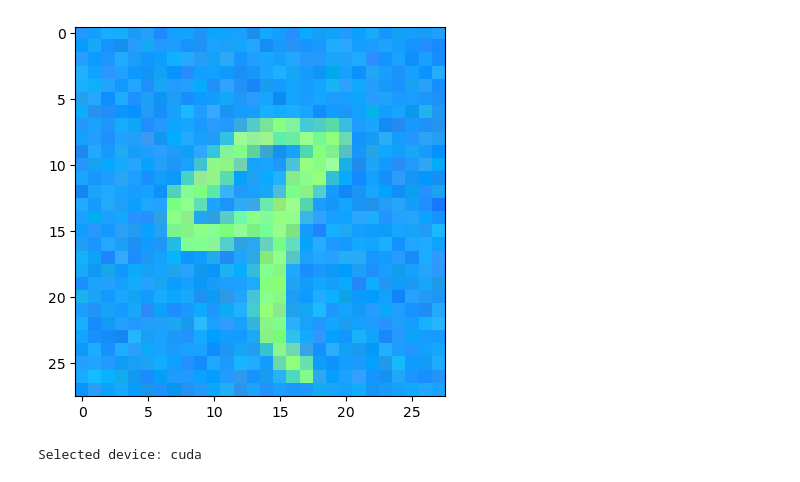
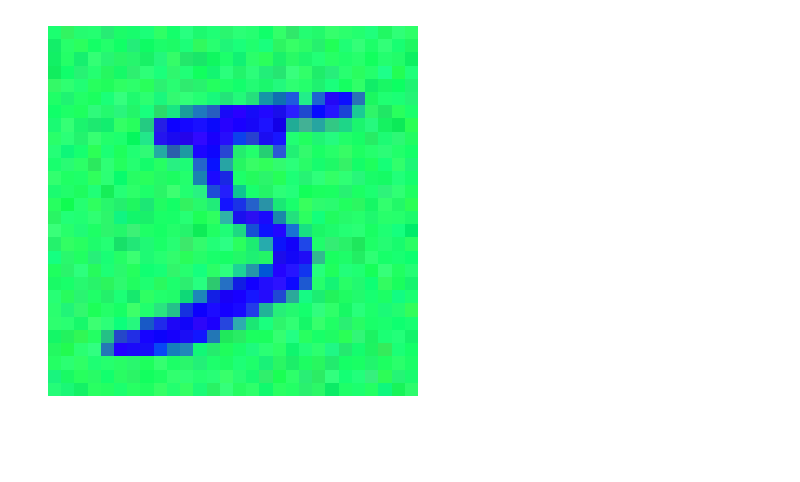
Before and after one commit to qing42102/multivariate_continuous_conditional_generative, a Jupyter notebook: train_conditional_GAN.ipynb, the cells around one changed output. Saved outputs shown, nothing was run; the diff lists cells and outputs as text; code cells hidden in the pictures; blank space fills up the shorter version.

```diff
--- a/train_conditional_GAN.ipynb
+++ b/train_conditional_GAN.ipynb
@@ -9,16 +24,22 @@ from conditional_GAN import Generator, Discriminator, generator_loss, discrimina
 # %%
 path = "../mnist/cmnist/fgbg_cmnist_cpr0.5-0.5/"
-mnist_train = torch.from_numpy(np.load(path + "colored_mnist_init_train.npy"))
-mnist_test = torch.from_numpy(np.load(path + "colored_mnist_init_test.npy"))
-mnist_train_target = torch.from_numpy(np.load(path + "colored_mnist_target_train.npy"))
-mnist_test_target = torch.from_numpy(np.load(path + "colored_mnist_target_test.npy"))
+mnist_train = tf.convert_to_tensor(np.load(path + "colored_mnist_init_train.npy"))
+mnist_test = tf.convert_to_tensor(np.load(path + "colored_mnist_init_test.npy"))
+mnist_train_target = tf.convert_to_tensor(
+    np.load(path + "colored_mnist_target_train.npy")
+)
+mnist_test_target = tf.convert_to_tensor(
+    np.load(path + "colored_mnist_target_test.npy")
+)
+
+mnist_train = tf.transpose(mnist_train, [0, 2, 3, 1])
+mnist_test = tf.transpose(mnist_test, [0, 2, 3, 1])
 
 print(mnist_train.shape, mnist_test.shape)
 print(mnist_train_target.shape, mnist_test_target.shape)
 
+train_data = tf.data.Dataset.from_tensor_slices(mnist_train)
+
 batch_size = 128
-train_dataset = TensorDataset(mnist_train, mnist_train_target)
-train_loader = DataLoader(train_dataset, batch_size=batch_size)
-test_dataset = TensorDataset(mnist_test, mnist_test_target)
-test_loader = DataLoader(test_dataset, batch_size=batch_size)
+train_data = train_data.shuffle(10000).batch(batch_size)
 # %% [output]
@@ -27,21 +52,7 @@ torch.Size([60000, 7]) torch.Size([10000, 7])
 # %%
-plt.imshow(mnist_train[4].permute(1, 2, 0))
+plt.figure(1)
+plt.imshow(mnist_train[0, :, :, :])
+plt.axis("off")
 plt.show()
 # %% [output]
-[figure, old version]
+[figure, new version]
-# %%
-torch.manual_seed(0)
-
-device = torch.device("cuda") if torch.cuda.is_available() else torch.device("cpu")
-print(f"Selected device: {device}")
-
-latent_dim = 128
-generator = Generator(latent_dim=latent_dim, label_dim=7)
-generator.to(device)
-discriminator = Discriminator(label_dim=7)
-discriminator.to(device)
-
-G_optimizer = optim.Adam(generator.parameters(), lr=1e-3)
-D_optimizer = optim.Adam(discriminator.parameters(), lr=1e-3)
-# %% [output]
-Selected device: cuda
```
Also changed, not shown: parts of 10 cells of this notebook, 1 other file.
